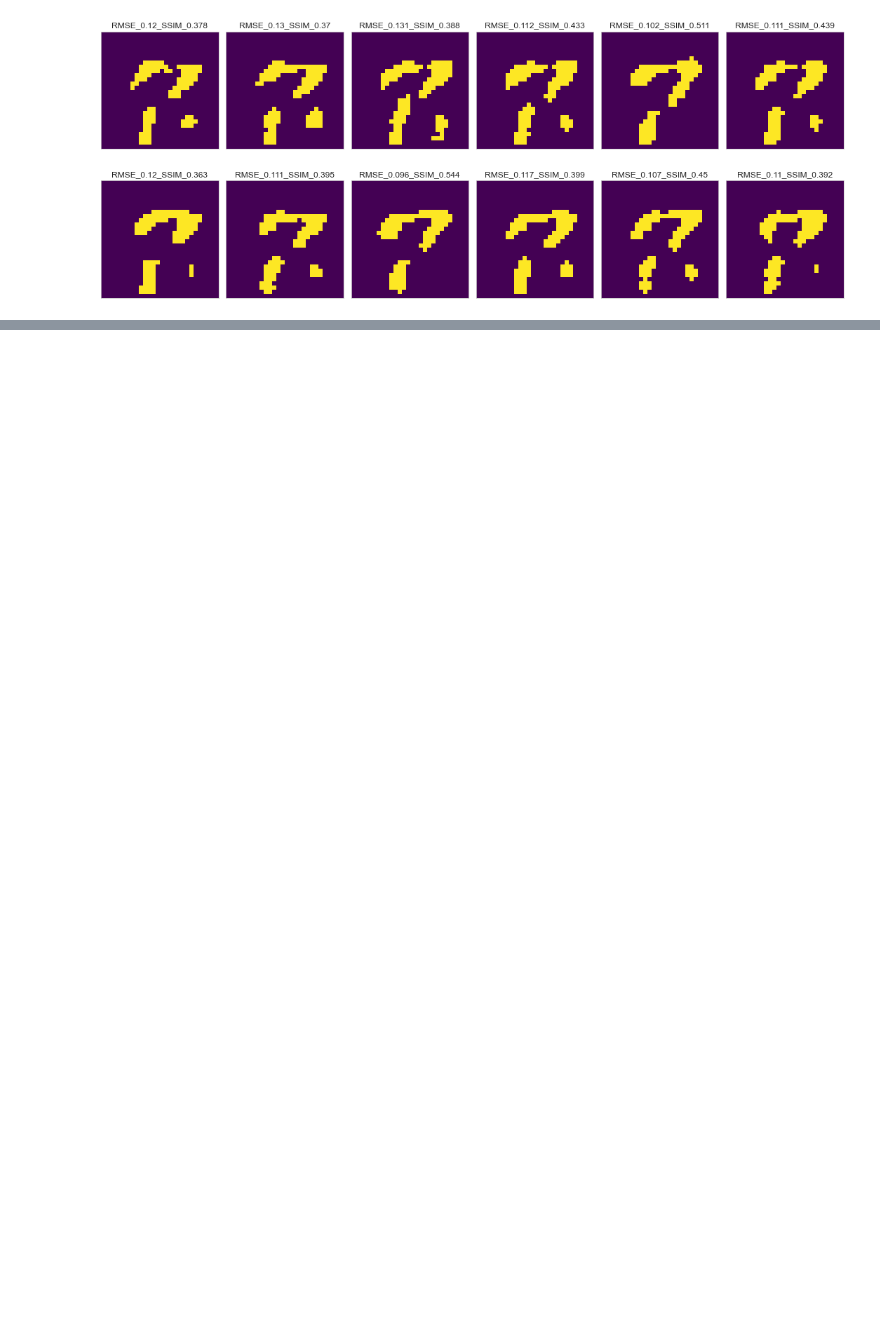
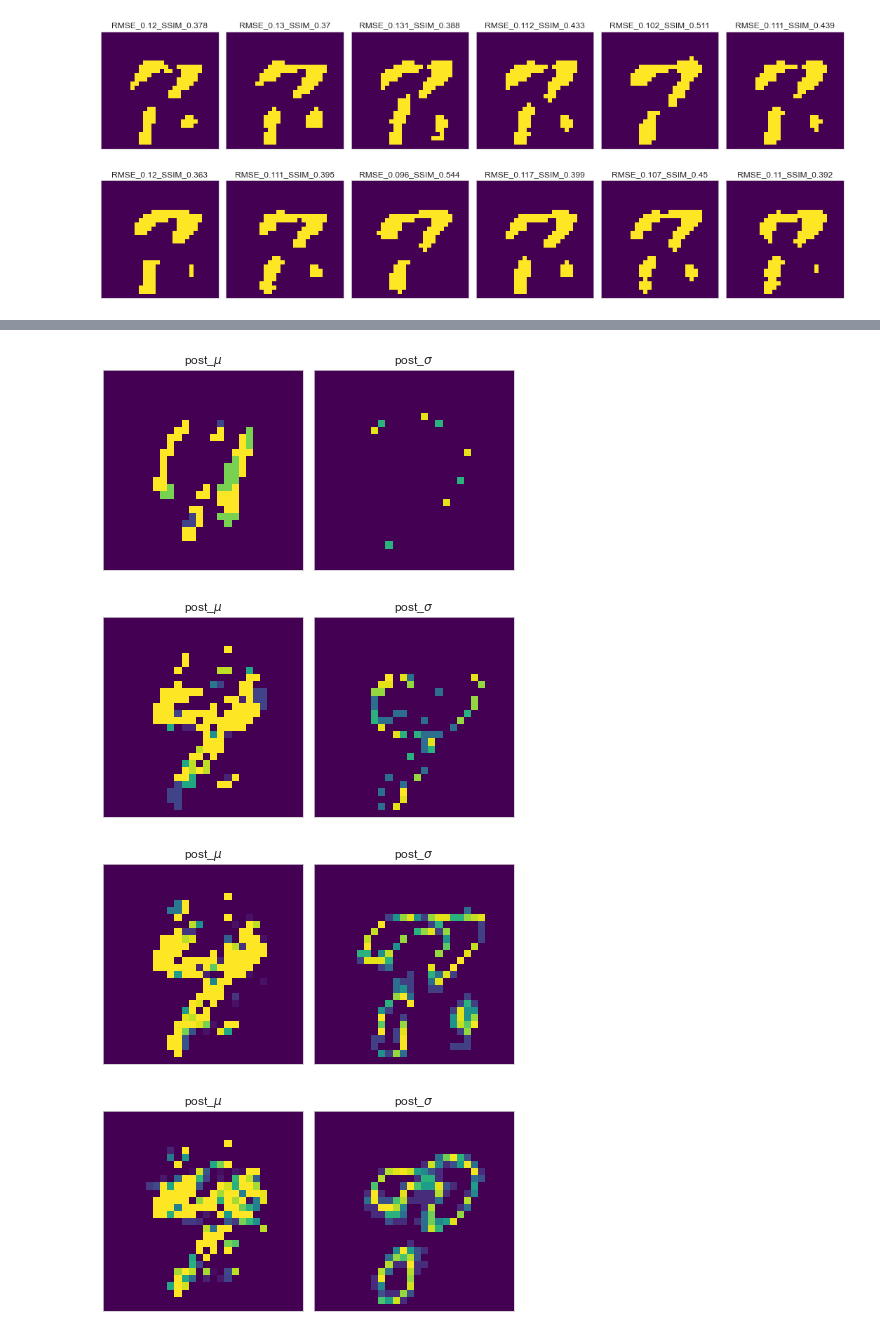
Before and after one commit to rsyamil/latent-space-data-assimilation-lsda, a Jupyter notebook: sens_analysis.ipynb, the cells around one changed output, grey strips where cells are left out. Cells and saved outputs as stored; diff of their text form; code cells hidden in the pictures; blank space fills up the shorter version.

```diff
--- a/sens_analysis.ipynb
+++ b/sens_analysis.ipynb
@@ -89,0 +119,9 @@ for i in range(len(ens_sz)):
+# %%
+#with da
+for i in range(len(ens_sz)):
+    plotmvar(np.mean(posteriors_sim[i], axis=0), np.var(posteriors[i], axis=0), name="post")
+# %% [output]
+[figure, added]
+[figure, added]
+[figure, added]
+[figure, added]
```
Also changed, not shown: parts of 9 cells of this notebook, 17 other files.
